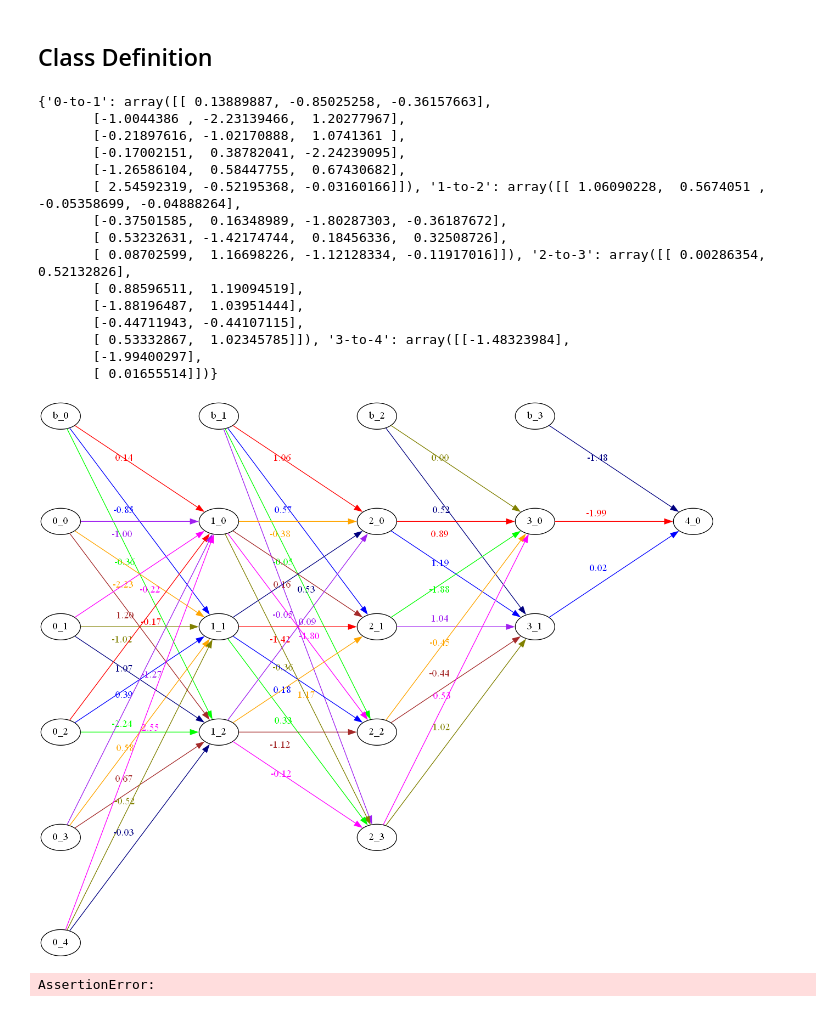
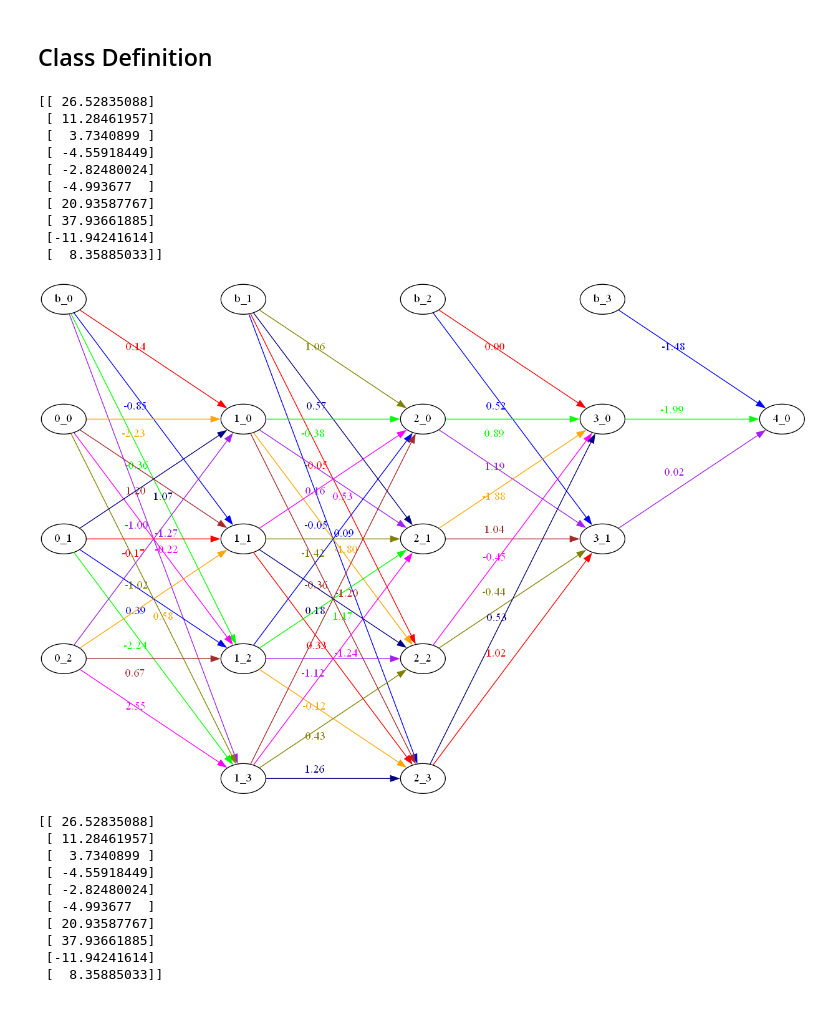
Before and after one commit to reverseon/tugas-besar-ml, a Jupyter notebook: main.ipynb, the cells around one changed output. Cells and saved outputs as stored; diff of their text form; code cells hidden in the pictures.

```diff
--- a/main.ipynb
+++ b/main.ipynb
@@ -28,21 +30,22 @@ def softmax(x):
 ## Class Definition
 # %%
 class FFNN:
-    def __init__(self, n_neuron_each_layer=None, actfn=linear, preweight=None):
+    def __init__(self, n_neuron_each_layer=None, actfns=None, preweight=None):
         if n_neuron_each_layer is None:
             n_neuron_each_layer = [1, 1]
         self.Wdict = {}
         n_layer = len(n_neuron_each_layer)
-        assert n_layer >= 2 # minimum one for input and one for output
-        assert callable(actfn)
+        if actfns is None:
+            actfns = ["linear"] * n_layer
+        assert n_layer >= 2, "n_neuron_each_layer must have at least 2 elements (Input and Output)"
+        assert all((isinstance(s, str) and callable(eval(s))) for s in actfns), "actfns must be a list of strings of callable functions"
         self.n_layer = n_layer
         self.n_neuron = n_neuron_each_layer
-        self.actfn = actfn
+        self.actfns = [eval(s) for s in actfns]
         if preweight is None:
             for i in range(1, n_layer):
                 np.random.seed(GLOBAL_SEED+i)
                 self.Wdict[f'{i-1}-to-{i}'] = np.random.randn(n_neuron_each_layer[i-1]+1, n_neuron_each_layer[i])
-                # print(f'{i-1}-to-{i}: {self.Wdict[f"{i-1}-to-{i}"].shape}')
         else:
             assert len(preweight) == n_layer - 1
             preweight = [np.array(w) for w in preweight]
@@ -57,8 +60,8 @@ class FFNN:
         assert data.shape[1] == self.n_neuron[0]
         # add bias
         data = np.hstack((np.ones((data.shape[0], 1)), data))
-        for k, v in self.Wdict.items():
-            data = self.actfn(data @ v)
+        for i, (k, v) in enumerate(self.Wdict.items()):
+            data = self.actfns[i](data @ v)
             data = np.hstack((np.ones((data.shape[0], 1)), data))
         return data[:, 1:]
 
@@ -67,7 +70,14 @@ class FFNN:
         with open(filename, 'w') as f:
             data = {
                 "n_neuron_each_layer": self.n_neuron,
-                "actfn": self.actfn.__name__,
+                "actfns": [
+                    "linear" if fn == linear else
+                    "relu" if fn == relu else
+                    "sigmoid" if fn == sigmoid else
+                    "softmax" if fn == softmax else
+                    "unknown"
+                    for fn in self.actfns
+                ],
                 "preweight": [v.tolist() for k, v in self.Wdict.items()]
             }
             json.dump(data, f)
@@ -77,7 +87,7 @@ class FFNN:
         assert filename.endswith('.json')
         with open(filename, 'r') as f:
             data = json.load(f)
-            return FFNN(data['n_neuron_each_layer'], eval(data['actfn']), data['preweight'])
+            return FFNN(data['n_neuron_each_layer'], data['actfns'], data['preweight'])
 
     def draw(self):
         graph = graphviz.Digraph(engine='neato')
@@ -114,31 +124,35 @@ class FFNN:
         graph.format = 'png'
         display(Image(graph.render('FFNN Graph')))
 # %%
-ff = FFNN([3, 4, 4, 2, 1], softmax)
+ff = FFNN([3, 4, 4, 2, 1])
 np.random.seed(GLOBAL_SEED)
-# print(ff.forward(np.random.randn(10, 4)))
+print(ff.forward(np.random.randn(10, 3)))
 ff.savetojson('test.json')
 ff.draw()
 # %% [output]
-{'0-to-1': array([[ 0.13889887, -0.85025258, -0.36157663],
-       [-1.0044386 , -2.23139466,  1.20277967],
-       [-0.21897616, -1.02170888,  1.0741361 ],
-       [-0.17002151,  0.38782041, -2.24239095],
-       [-1.26586104,  0.58447755,  0.67430682],
-       [ 2.54592319, -0.52195368, -0.03160166]]), '1-to-2': array([[ 1.06090228,  0.5674051 , -0.05358699, -0.04888264],
-       [-0.37501585,  0.16348989, -1.80287303, -0.36187672],
-       [ 0.53232631, -1.42174744,  0.18456336,  0.32508726],
-       [ 0.08702599,  1.16698226, -1.12128334, -0.11917016]]), '2-to-3': array([[ 0.00286354,  0.52132826],
-       [ 0.88596511,  1.19094519],
-       [-1.88196487,  1.03951444],
-       [-0.44711943, -0.44107115],
-       [ 0.53332867,  1.02345785]]), '3-to-4': array([[-1.48323984],
-       [-1.99400297],
-       [ 0.01655514]])}
+[[ 26.52835088]
+ [ 11.28461957]
+ [  3.7340899 ]
+ [ -4.55918449]
+ [ -2.82480024]
+ [ -4.993677  ]
+ [ 20.93587767]
+ [ 37.93661885]
+ [-11.94241614]
+ [  8.35885033]]
-[figure, old version]
+[figure, new version]
 # %%
 ff2 = FFNN.loadfromjson('test.json')
 np.random.seed(GLOBAL_SEED)
-print(ff2.forward(np.random.randn(10, 4)))
+print(ff2.forward(np.random.randn(10, 3)))
 # %% [output]
-AssertionError:
+[[ 26.52835088]
+ [ 11.28461957]
+ [  3.7340899 ]
+ [ -4.55918449]
+ [ -2.82480024]
+ [ -4.993677  ]
+ [ 20.93587767]
+ [ 37.93661885]
+ [-11.94241614]
+ [  8.35885033]]
```
Also changed, not shown: parts of 2 cells of this notebook, 7 other files.
